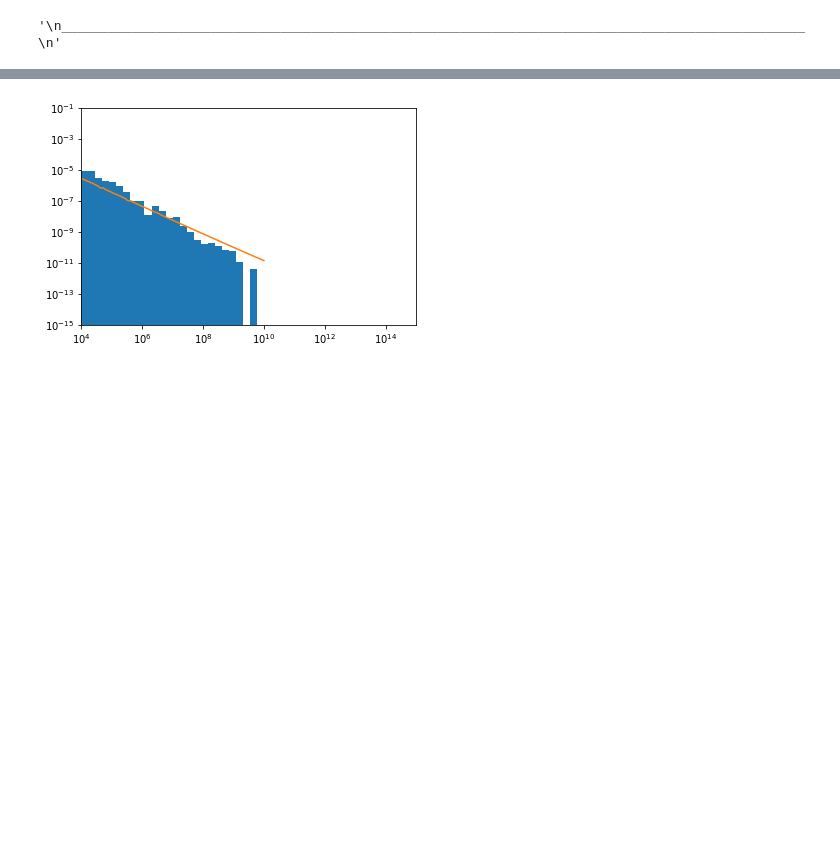
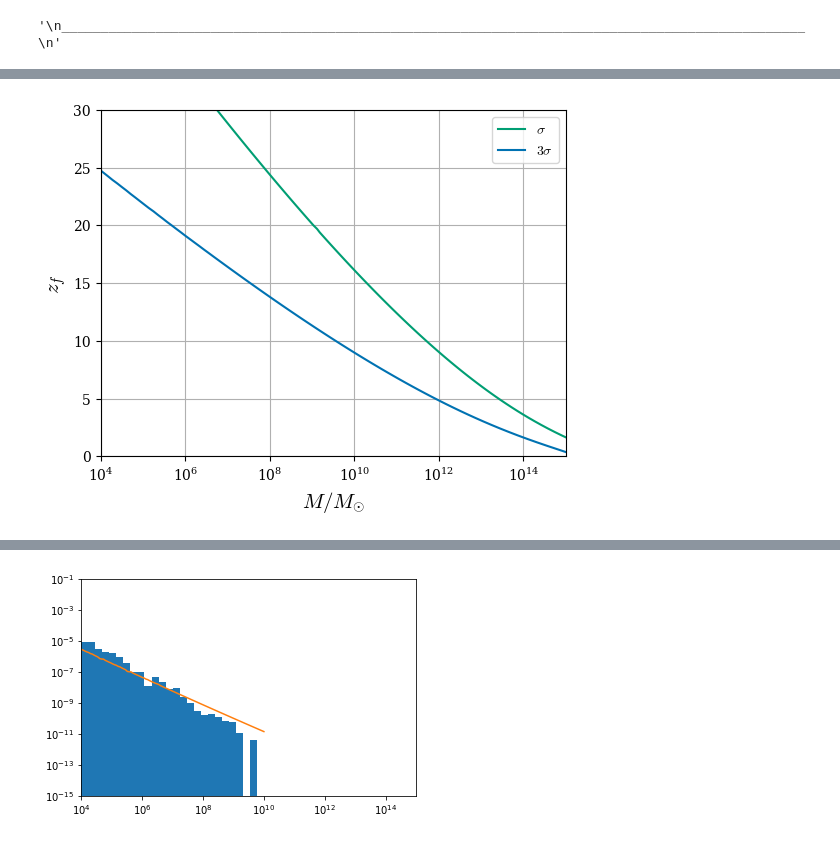
Before and after one commit to antoninvapa/Masters-Project, a Jupyter notebook: Classes.ipynb, the cells around one changed output, grey strips where cells are left out. Saved outputs shown, nothing was run; the diff lists cells and outputs as text; code cells hidden in the pictures; blank space fills up the shorter version.

```diff
--- a/Classes.ipynb
+++ b/Classes.ipynb
@@ -639,3 +675,26 @@ plt.plot(z, MT.Delta_c(z))
+# %%
+z = np.linspace(0, 30, 100)
+m_test = np.logspace(4, 14, 100)
+Dz = MT.Delta_c(z)
+m=[]
+m_3s = []
+for i in range(len(z)):
+    m.append(MT.M_finder(1e3, MT.Delta_c(z[i])))
+    m_3s.append(MT.M_finder(1e3, MT.Delta_c(z[i])/3.5))
+# %%
+plt.subplots(figsize= (6,4.5))
+plt.plot(m, z, label = r'$\sigma$')
+plt.plot(m_3s, z, label = r'$3\sigma$')
+plt.xlim(1e4, 1e15)
+plt.ylim(0, 30)
+plt.xscale('log')
+plt.ylabel('$z_f$')
+plt.xlabel('$M/M_{\odot}$')
+plt.grid()
+plt.legend()
+plt.savefig(path_image+'redshift_formation.png', dpi=500)
+# %% [output]
+[figure, added]
 # %%
 MT.sigma(10**4)
 # %% [output]
```
Also changed, not shown: parts of 14 cells of this notebook.
